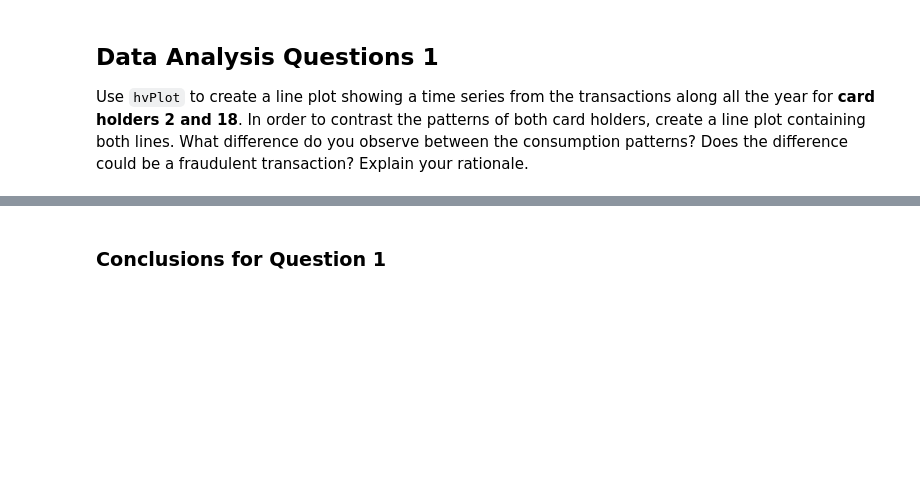
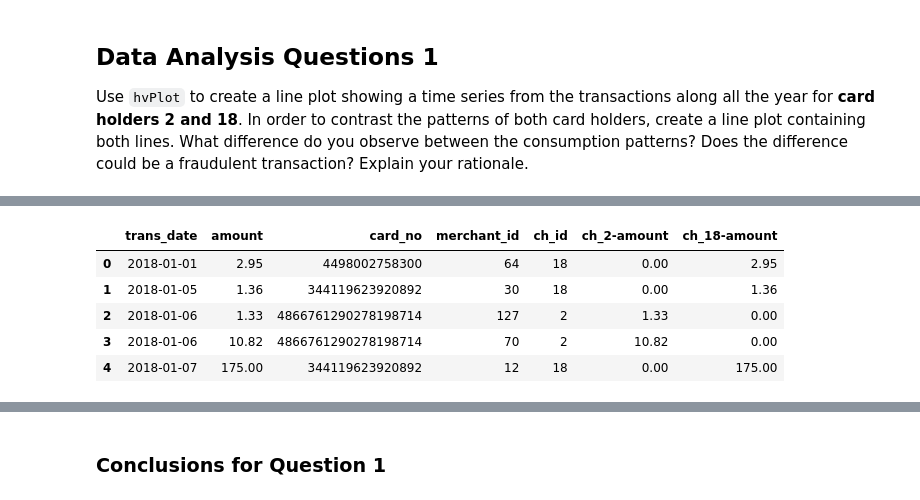
Before and after one commit to munipallea/Jul-23-SQL-HW, a Jupyter notebook: Starter_Files/visual_data_analysis.ipynb, the cells around one changed output, grey strips where cells are left out. Cells and saved outputs as stored; diff of their text form; code cells hidden in the pictures; blank space fills up the shorter version.

```diff
--- a/Starter_Files/visual_data_analysis.ipynb
+++ b/Starter_Files/visual_data_analysis.ipynb
@@ -36,0 +33,14 @@ transactions_forcards_df.head()
+# %%
+#Routine to create seperate series for each of the cardholders
+transactions_forcards_df['ch_2-amount']=transactions_forcards_df.loc[transactions_forcards_df['ch_id']==2, 'amount']
+transactions_forcards_df['ch_18-amount']=transactions_forcards_df.loc[transactions_forcards_df['ch_id']==18, 'amount']
+transactions_forcards_df['ch_2-amount'] = transactions_forcards_df['ch_2-amount'].fillna(0)
+transactions_forcards_df['ch_18-amount'] = transactions_forcards_df['ch_18-amount'].fillna(0)
+transactions_forcards_df.head()
+# %% [output]
+|  | trans_date | amount | card_no | merchant_id | ch_id | ch_2-amount | ch_18-amount |
+| 0 | 2018-01-01 | 2.95 | 4498002758300 | 64 | 18 | 0.00 | 2.95 |
+| 1 | 2018-01-05 | 1.36 | 344119623920892 | 30 | 18 | 0.00 | 1.36 |
+| 2 | 2018-01-06 | 1.33 | 4866761290278198714 | 127 | 2 | 1.33 | 0.00 |
+| 3 | 2018-01-06 | 10.82 | 4866761290278198714 | 70 | 2 | 10.82 | 0.00 |
+| 4 | 2018-01-07 | 175.00 | 344119623920892 | 12 | 18 | 0.00 | 175.00 |
```
Also changed, not shown: parts of 16 cells of this notebook.
